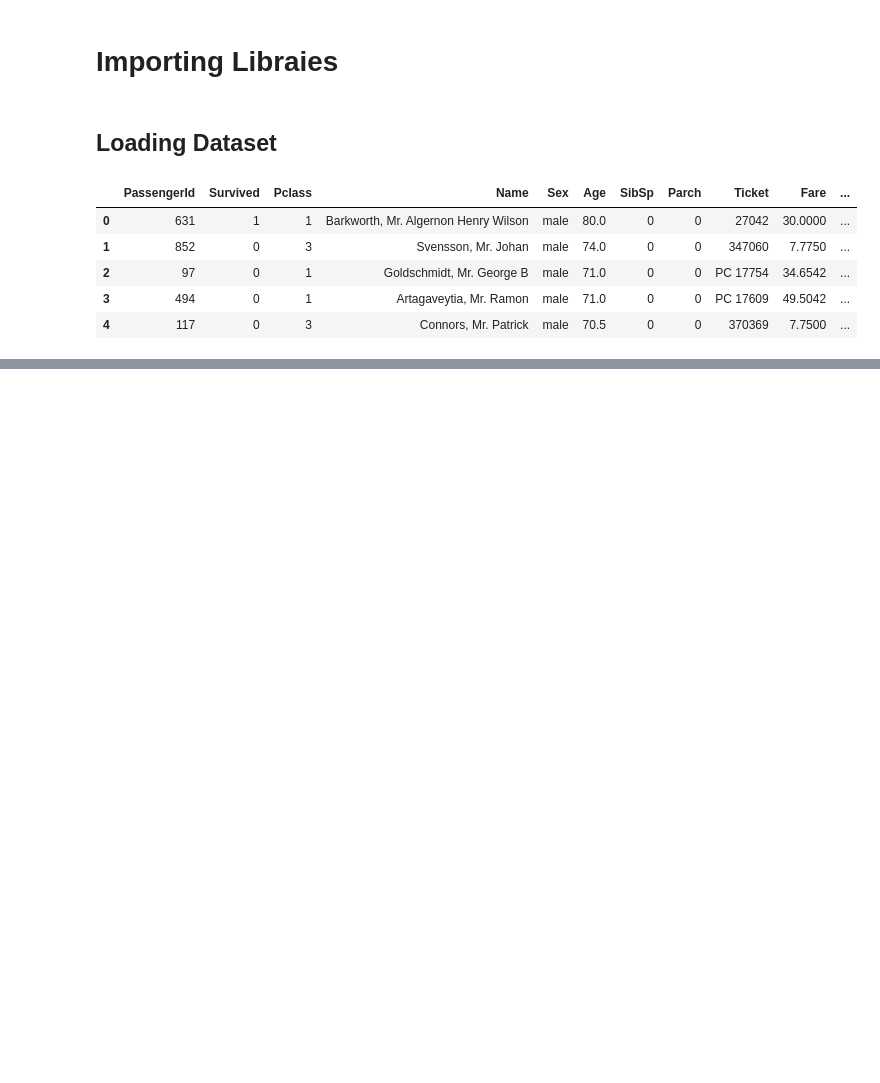
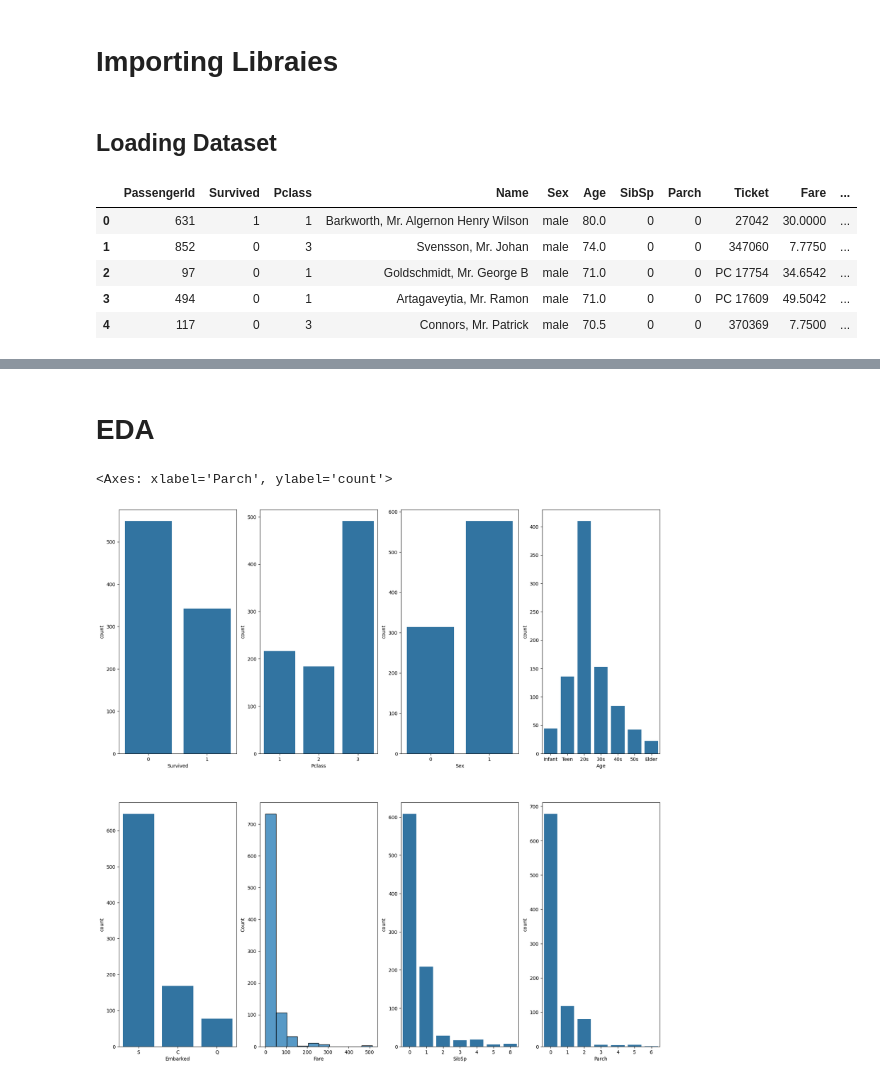
Before and after one commit to galiraza/Data-Science-PortFolio, a Jupyter notebook: 1-Titanic Survival Prediction/Titanic-Prediction.ipynb, the cells around one changed output, grey strips where cells are left out. Drawn from its saved outputs; the diff is of its cells as text; code cells hidden in the pictures; blank space fills up the shorter version.

```diff
--- a/1-Titanic Survival Prediction/Titanic-Prediction.ipynb
+++ b/1-Titanic Survival Prediction/Titanic-Prediction.ipynb
@@ -61,4 +126 @@ Embarked        object
 dtype: object
-# %%
-df=df.drop(columns=['PassengerId','Name'],axis=1)
-df.dtypes
@@ -66,0 +127,2 @@ KeyError: "['PassengerId', 'Name'] not found in axis"
+# %%
+df['Age']=df['Age'].astype(int)
@@ -66,0 +154,2 @@ KeyError: "['PassengerId', 'Name'] not found in axis"
+# %%
+df['Sex']=df['Sex'].apply(lambda x:1 if x=='male' else 0)
@@ -66,0 +169,24 @@ KeyError: "['PassengerId', 'Name'] not found in axis"
+# %%
+df['Age'] = pd.cut(
+    x=df['Age'],
+    bins=[0, 5, 20, 30, 40, 50, 60, 100],
+    labels=['Infant', 'Teen', '20s', '30s', '40s', '50s', 'Elder'],
+    include_lowest=True
+)
+# %% [markdown]
+# EDA
+# %%
+# visulizing the count of the features
+fig, ax = plt.subplots(2,4,figsize=(20,20))
+sns.countplot(x = 'Survived', data = df, ax= ax[0,0])
+sns.countplot(x = 'Pclass', data = df, ax=ax[0,1])
+sns.countplot(x = 'Sex', data = df, ax=ax[0,2])
+sns.countplot(x = 'Age', data = df, ax=ax[0,3])
+
+sns.countplot(x = 'Embarked', data = df, ax=ax[1,0])
+sns.histplot(x = 'Fare', data= df, bins=10, ax=ax[1,1])
+sns.countplot(x = 'SibSp', data = df, ax=ax[1,2])
+sns.countplot(x = 'Parch', data = df, ax=ax[1,3])
+# %% [output]
+<Axes: xlabel='Parch', ylabel='count'>
+[figure, added]
```
Also changed, not shown: parts of 21 cells of this notebook, 5 other files.
